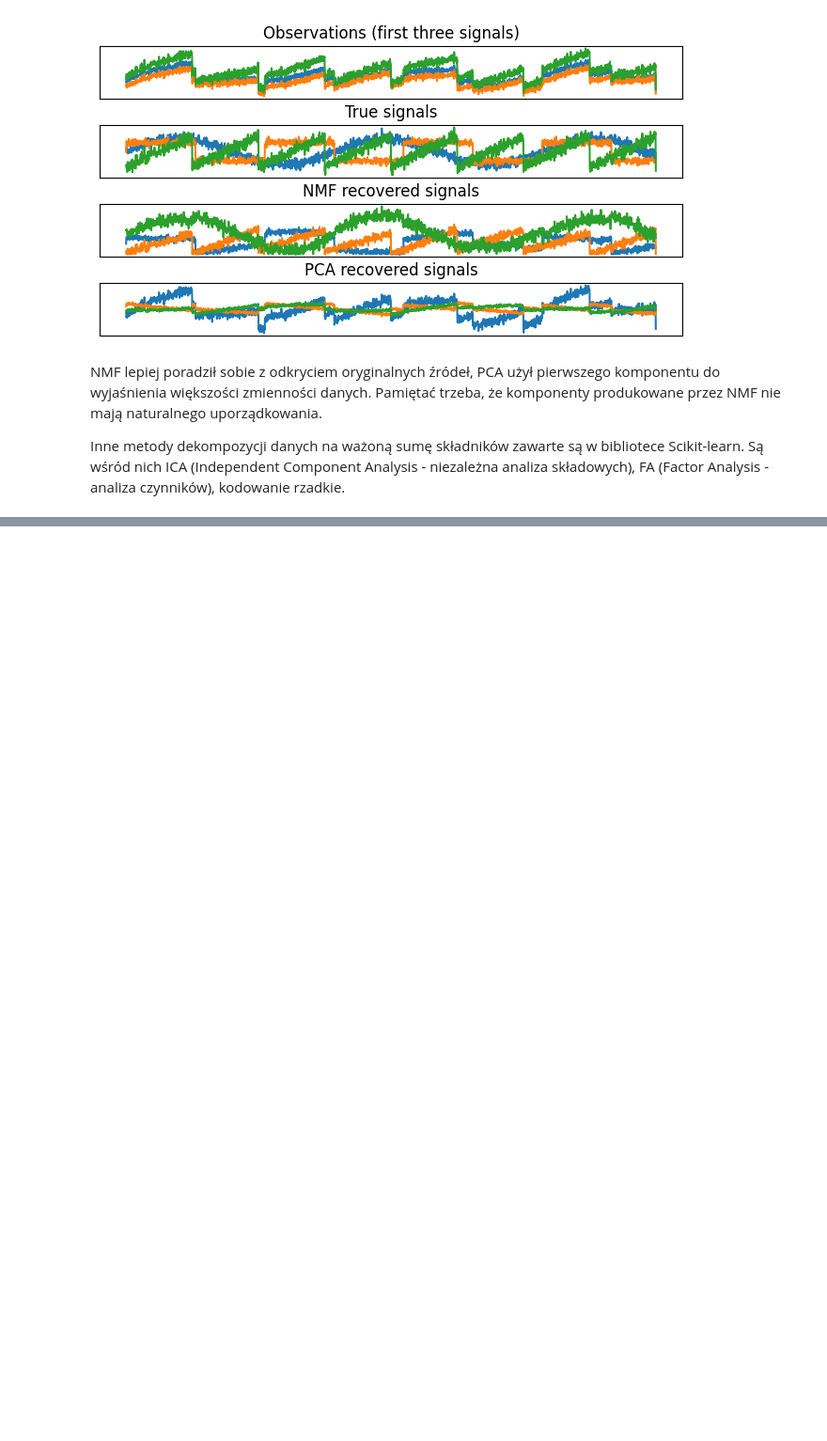
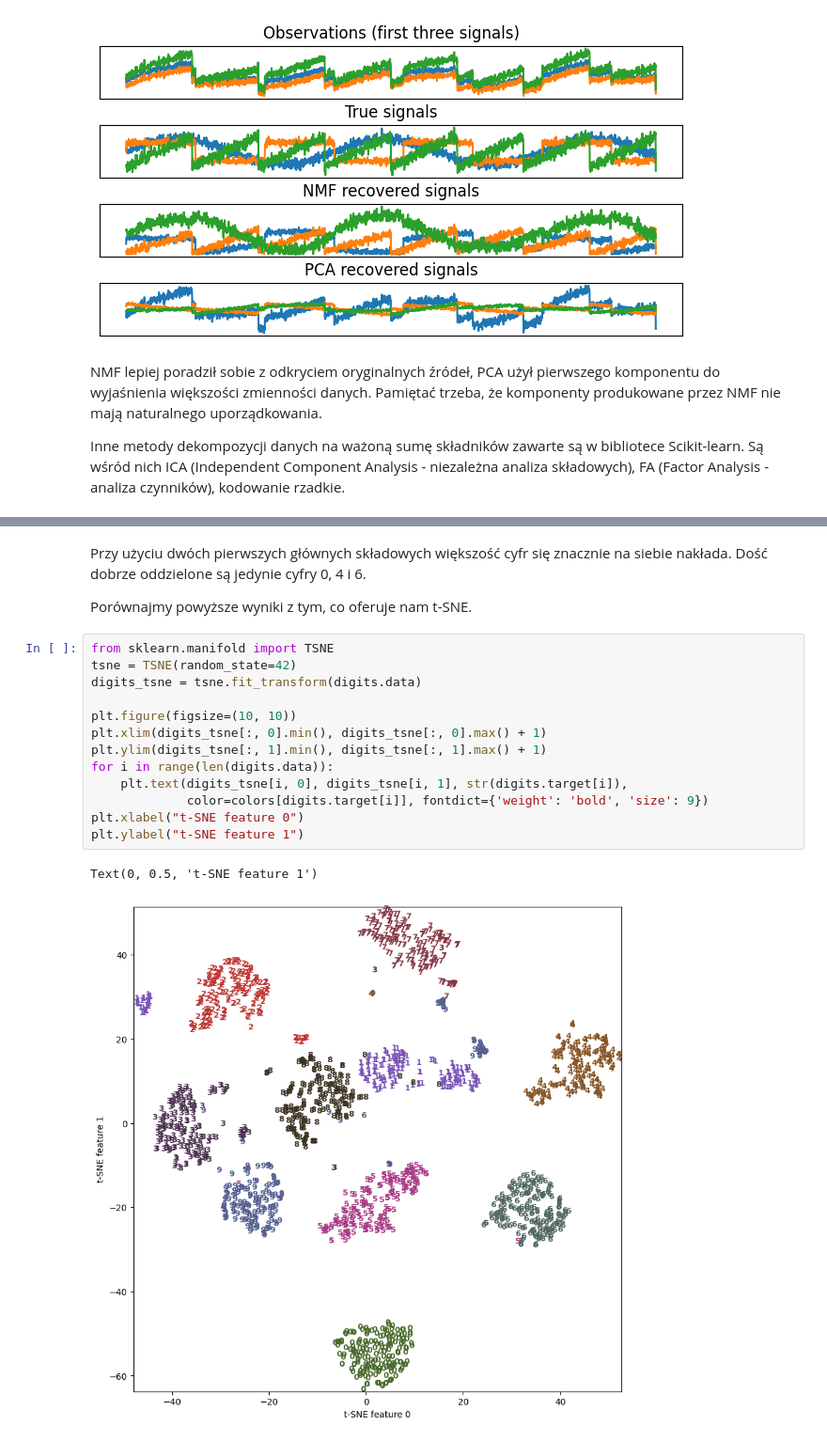
Before and after one commit to jakubtwalczak/Muller_Guido_Introduction_to_ML, a Jupyter notebook: Rozdział_3_Uczenie_nienadzorowane.ipynb, the cells around one changed output, grey strips where cells are left out. Shown at 94% size. Saved outputs shown, nothing was run; the diff lists cells and outputs as text; blank space fills up the shorter version.

```diff
--- a/Rozdział_3_Uczenie_nienadzorowane.ipynb
+++ b/Rozdział_3_Uczenie_nienadzorowane.ipynb
@@ -518,0 +555,20 @@ Inne metody dekompozycji danych na ważoną sumę składników zawarte są w bib
+# %% [markdown]
+Przy użyciu dwóch pierwszych głównych składowych większość cyfr się znacznie na siebie nakłada. Dość dobrze oddzielone są jedynie cyfry 0, 4 i 6.
+
+Porównajmy powyższe wyniki z tym, co oferuje nam t-SNE.
+# %%
+from sklearn.manifold import TSNE
+tsne = TSNE(random_state=42)
+digits_tsne = tsne.fit_transform(digits.data)
+
+plt.figure(figsize=(10, 10))
+plt.xlim(digits_tsne[:, 0].min(), digits_tsne[:, 0].max() + 1)
+plt.ylim(digits_tsne[:, 1].min(), digits_tsne[:, 1].max() + 1)
+for i in range(len(digits.data)):
+    plt.text(digits_tsne[i, 0], digits_tsne[i, 1], str(digits.target[i]),
+             color=colors[digits.target[i]], fontdict={'weight': 'bold', 'size': 9})
+plt.xlabel("t-SNE feature 0")
+plt.ylabel("t-SNE feature 1")
+# %% [output]
+Text(0, 0.5, 't-SNE feature 1')
+[figure, added]
```
Also changed, not shown: parts of 6 cells of this notebook.
